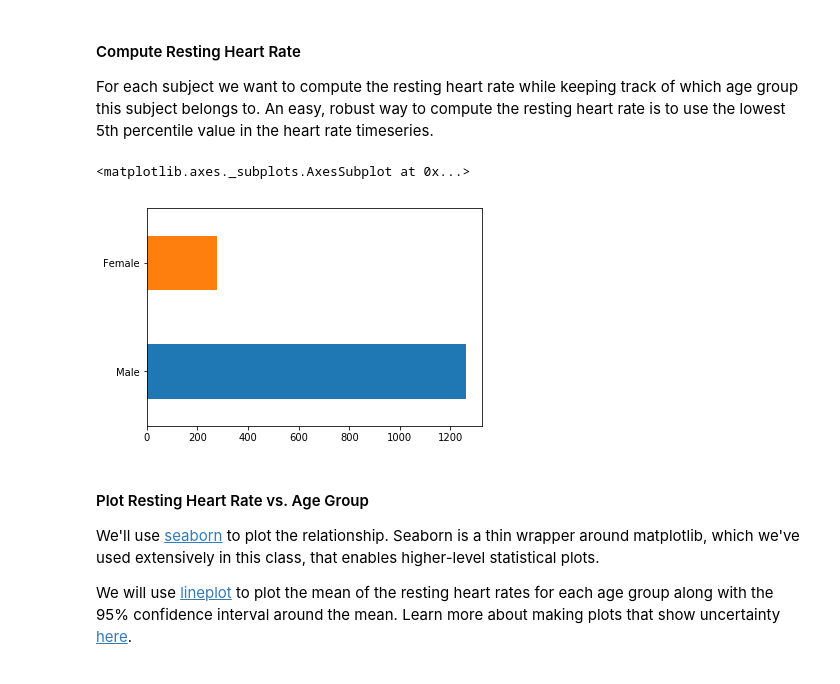
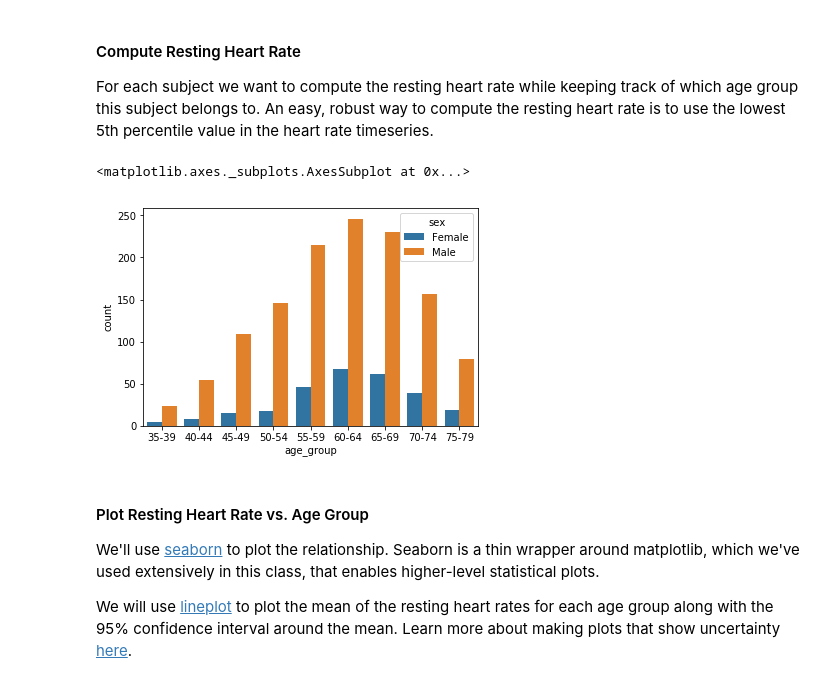
Before and after one commit to Ikram-Ullah-Kakar/Motion-compensated-pulse-rate-estimation, a Jupyter notebook: part2/clinical_app_starter.ipynb, the cells around one changed output. Cells and saved outputs as stored; diff of their text form; code cells hidden in the pictures.

```diff
--- a/part2/clinical_app_starter.ipynb
+++ b/part2/clinical_app_starter.ipynb
@@ -80,20 +80,24 @@ def AgeAndRHR(metadata, filename):
     subject = filename.split('/')[-1][:-4]
 
     # Find the age group for this subject in metadata.
-    age_group = metadata[metadata['subject'] == subject]['age'].values[0]
+    age_group = metadata.age[metadata['subject'] == subject].values[0]
 
     # Find the sex for this subject in metadata.
-    sex = metadata[metadata['subject'] == subject]['sex'].values[0]
+    sex = metadata.sex[metadata.subject==subject].values[0]
 
     return age_group, sex, rhr
 
 df = pd.DataFrame(data=[AgeAndRHR(metadata, filename) for filename in hr_filenames],
                   columns=['age_group', 'sex', 'rhr'])
-# %%
-df['sex'].value_counts().plot(kind='barh')
-# %% [output]
-<matplotlib.axes._subplots.AxesSubplot at 0x...>
-[figure, removed]
+# %%
+import seaborn as sns
+sns.countplot(x="age_group",
+              hue="sex",
+              data=df,
+              order=['35-39', '40-44','45-49','50-54','55-59', '60-64', '65-69', '70-74', '75-79'])
+# %% [output]
+<matplotlib.axes._subplots.AxesSubplot at 0x...>
+[figure, added]
 # %% [markdown]
 #### Plot Resting Heart Rate vs. Age Group
 We'll use [seaborn](https://seaborn.pydata.org/) to plot the relationship. Seaborn is a thin wrapper around matplotlib, which we've used extensively in this class, that enables higher-level statistical plots.
```
Also changed, not shown: parts of 2 cells of this notebook, 9 other files.
